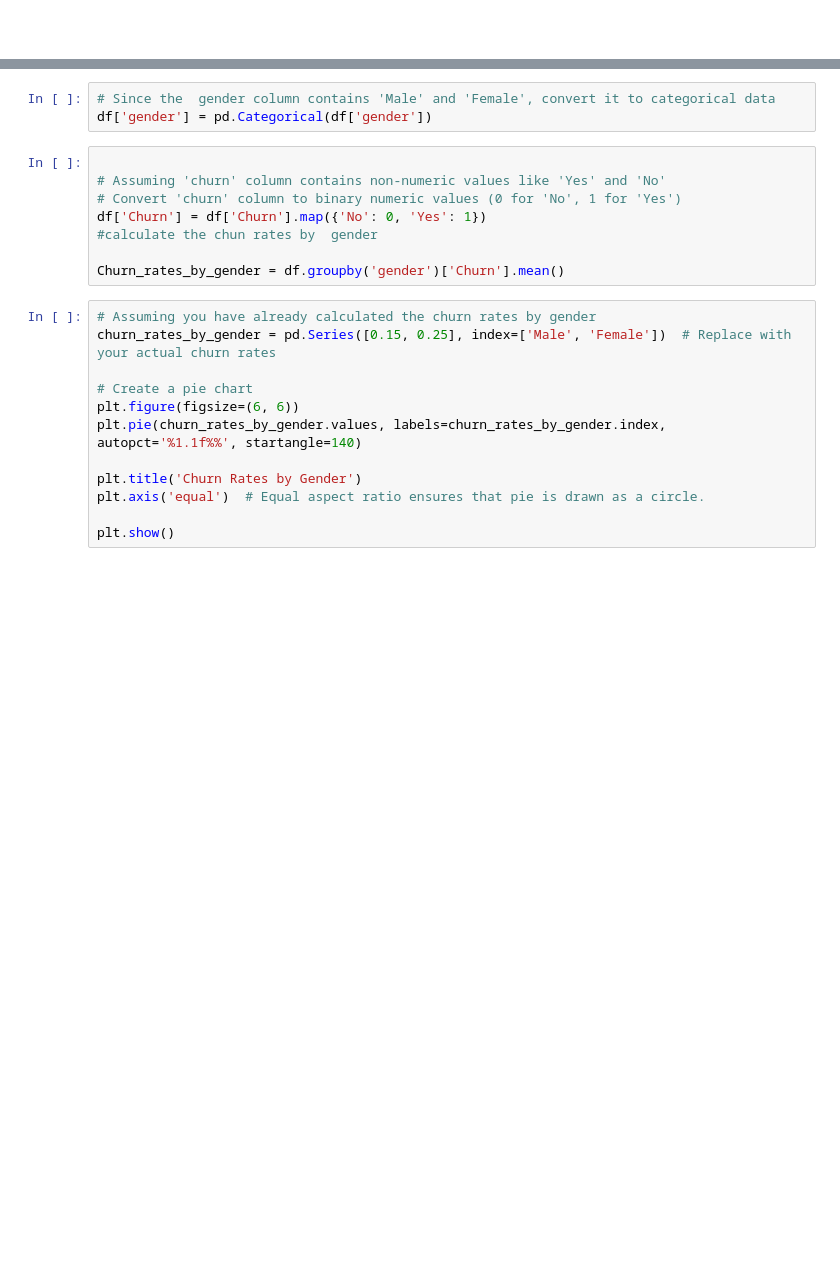
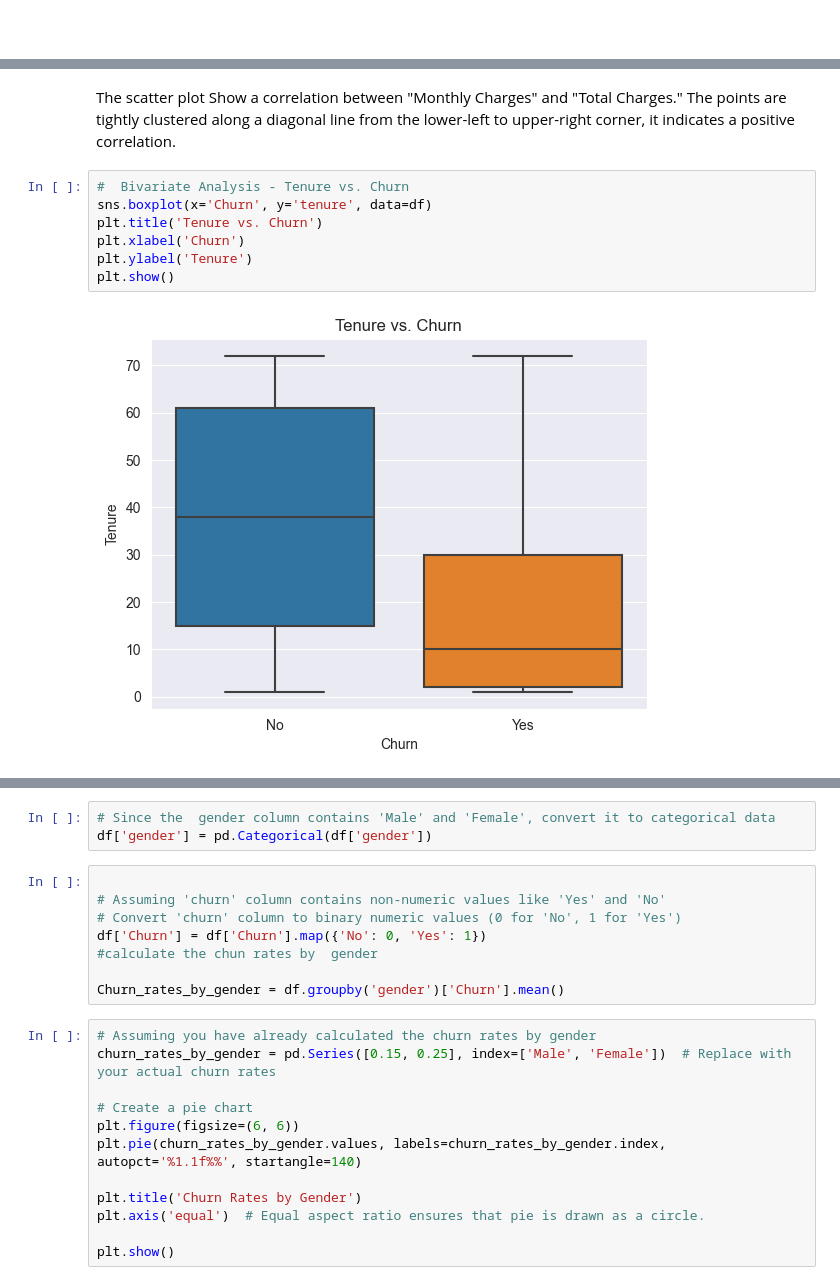
Before and after one commit to mancatha/LP2, a Jupyter notebook: LP2.ipynb, the cells around one changed output, grey strips where cells are left out. Drawn from its saved outputs; the diff is of its cells as text; blank space fills up the shorter version.

```diff
--- a/LP2.ipynb
+++ b/LP2.ipynb
@@ -1310,0 +1324,11 @@ plt.show()
+# %% [markdown]
+The scatter plot Show a correlation between "Monthly Charges" and "Total Charges." The points are tightly clustered along a diagonal line from the lower-left to upper-right corner, it indicates a positive correlation.
+# %%
+#  Bivariate Analysis - Tenure vs. Churn
+sns.boxplot(x='Churn', y='tenure', data=df)
+plt.title('Tenure vs. Churn')
+plt.xlabel('Churn')
+plt.ylabel('Tenure')
+plt.show()
+# %% [output]
+[figure, added]
```
Also changed, not shown: parts of 22 cells of this notebook.
